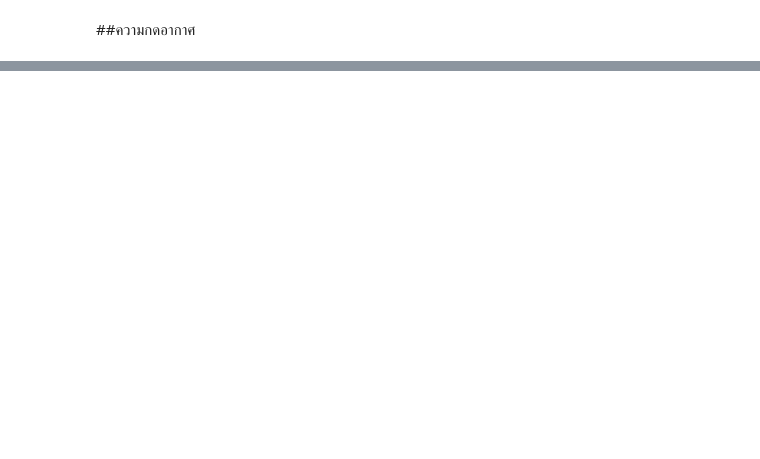
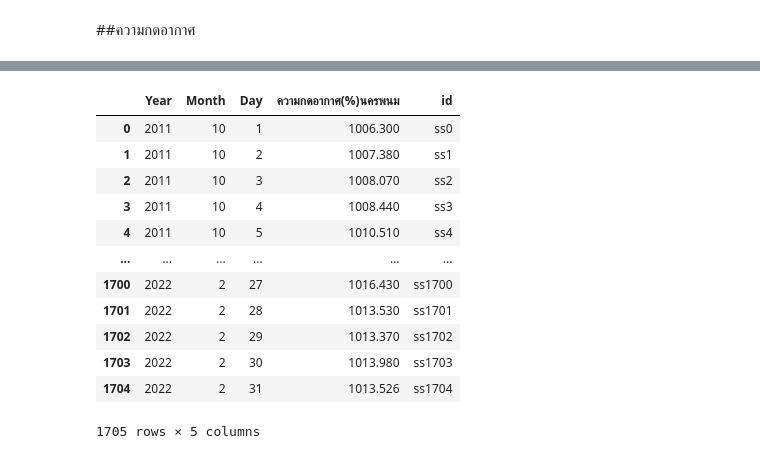
Before and after one commit to Ratchadakorn26/BSC_DPDM23, a Jupyter notebook: midterm_bscdpdm23.ipynb, the cells around one changed output, grey strips where cells are left out. Cells and saved outputs as stored; diff of their text form; code cells hidden in the pictures; blank space fills up the shorter version.

```diff
--- a/midterm_bscdpdm23.ipynb
+++ b/midterm_bscdpdm23.ipynb
@@ -1531,0 +1546,23 @@ KeyError: 'เดือนและปี'
+# %%
+#จังหวัดนครพนม
+Ap_npm['Year'] = Ap_npm['เดือนและปี'].dt.year
+Ap_npm['Month'] = Ap_npm['เดือนและปี'].dt.month
+Ap_npm = Ap_npm.drop(['เดือนและปี','ค่าเฉลี่ย','สถานี'], axis =1)
+Ap_npm = Ap_npm.set_index(["Year",'Month']).iloc[:,1:34].stack().reset_index().rename(columns={0:'ความกดอากาศ(%)นครพนม','level_2':'Day'})
+Ap_npm['id']=["ss{}".format(i) for i in range(len(Ap_npm['Month']))]
+# %%
+Ap_npm
+# %% [output]
+|  | Year | Month | Day | ความกดอากาศ(%)นครพนม | id |
+| 0 | 2011 | 10 | 1 | 1006.300 | ss0 |
+| 1 | 2011 | 10 | 2 | 1007.380 | ss1 |
+| 2 | 2011 | 10 | 3 | 1008.070 | ss2 |
+| 3 | 2011 | 10 | 4 | 1008.440 | ss3 |
+| 4 | 2011 | 10 | 5 | 1010.510 | ss4 |
+| ... | ... | ... | ... | ... | ... |
+| 1700 | 2022 | 2 | 27 | 1016.430 | ss1700 |
+| 1701 | 2022 | 2 | 28 | 1013.530 | ss1701 |
+| 1702 | 2022 | 2 | 29 | 1013.370 | ss1702 |
+| 1703 | 2022 | 2 | 30 | 1013.980 | ss1703 |
+| 1704 | 2022 | 2 | 31 | 1013.526 | ss1704 |
+1705 rows × 5 columns
```
Also changed, not shown: parts of 95 cells of this notebook.
